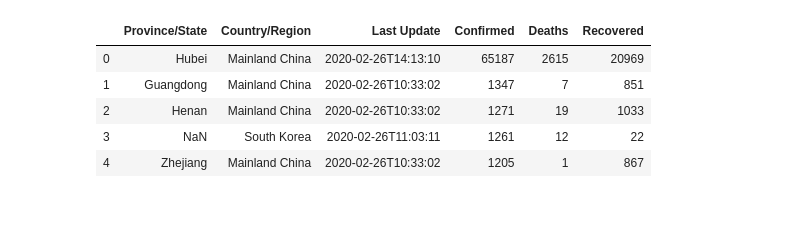
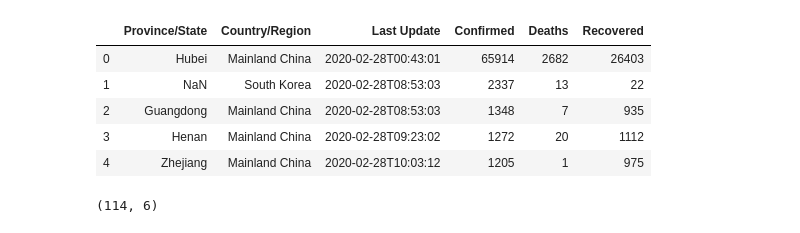
Before and after one commit to frankcardozo/Coronavirus_analysis, a Jupyter notebook: codvid19.ipynb, the cells around one changed output. Saved outputs shown, nothing was run; the diff lists cells and outputs as text; code cells hidden in the pictures.

```diff
--- a/codvid19.ipynb
+++ b/codvid19.ipynb
@@ -1,4 +1,5 @@
 # %%
+#importing libraries
 import pandas as pd
 import numpy as np
 import matplotlib.pyplot as plt
@@ -10,20 +11,25 @@ from shapely.geometry import Point, Polygon
 #plotting settings
 sns.set()
 %matplotlib inline
+
 # Display
-pd.set_option('display.max_rows', 9999999999)
-pd.set_option('display.max_columns', 9999999999)
-pd.set_option('display.width', 9999999999)
+pd.set_option('display.max_rows', 999999)
+pd.set_option('display.max_columns', 999999)
+pd.set_option('display.width', 999999)
 # %%
-ds = pd.read_csv('./csse_covid_19_data/csse_covid_19_daily_reports/02-26-2020.csv')
+ds = pd.read_csv('./csse_covid_19_data/csse_covid_19_daily_reports/02-28-2020.csv')
 ds.head()
 # %% [output]
 |  | Province/State | Country/Region | Last Update | Confirmed | Deaths | Recovered |
-| 0 | Hubei | Mainland China | 2020-02-26T14:13:10 | 65187 | 2615 | 20969 |
-| 1 | Guangdong | Mainland China | 2020-02-26T10:33:02 | 1347 | 7 | 851 |
-| 2 | Henan | Mainland China | 2020-02-26T10:33:02 | 1271 | 19 | 1033 |
-| 3 | NaN | South Korea | 2020-02-26T11:03:11 | 1261 | 12 | 22 |
-| 4 | Zhejiang | Mainland China | 2020-02-26T10:33:02 | 1205 | 1 | 867 |
+| 0 | Hubei | Mainland China | 2020-02-28T00:43:01 | 65914 | 2682 | 26403 |
+| 1 | NaN | South Korea | 2020-02-28T08:53:03 | 2337 | 13 | 22 |
+| 2 | Guangdong | Mainland China | 2020-02-28T08:53:03 | 1348 | 7 | 935 |
+| 3 | Henan | Mainland China | 2020-02-28T09:23:02 | 1272 | 20 | 1112 |
+| 4 | Zhejiang | Mainland China | 2020-02-28T10:03:12 | 1205 | 1 | 975 |
+# %%
+ds.shape
+# %% [output]
+(114, 6)
 # %%
 ds1 = pd.read_csv('./csse_covid_19_data/csse_covid_19_time_series/time_series_19-covid-Confirmed.csv')
 ds1.head()
```
Also changed, not shown: parts of 34 cells of this notebook, 15 other files.
